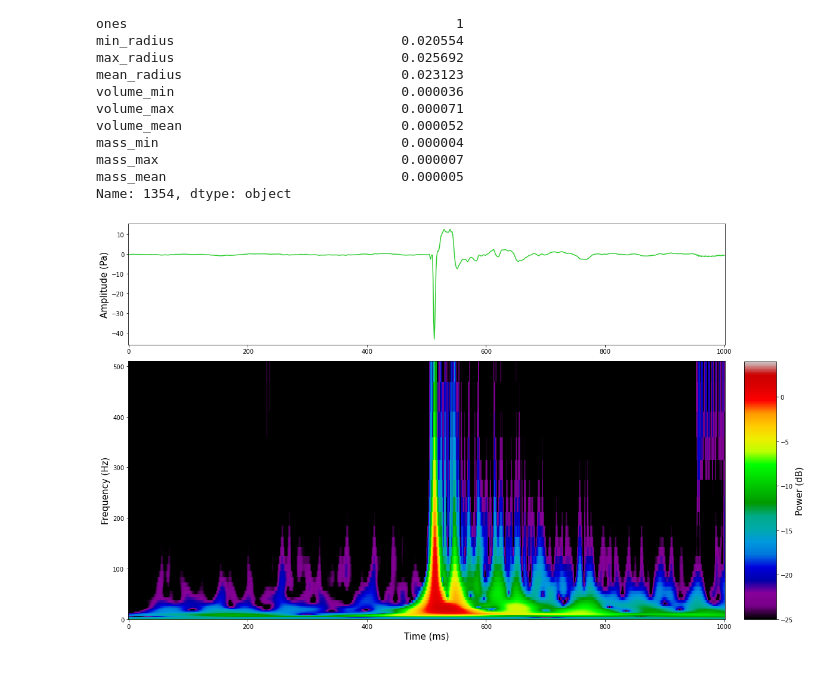
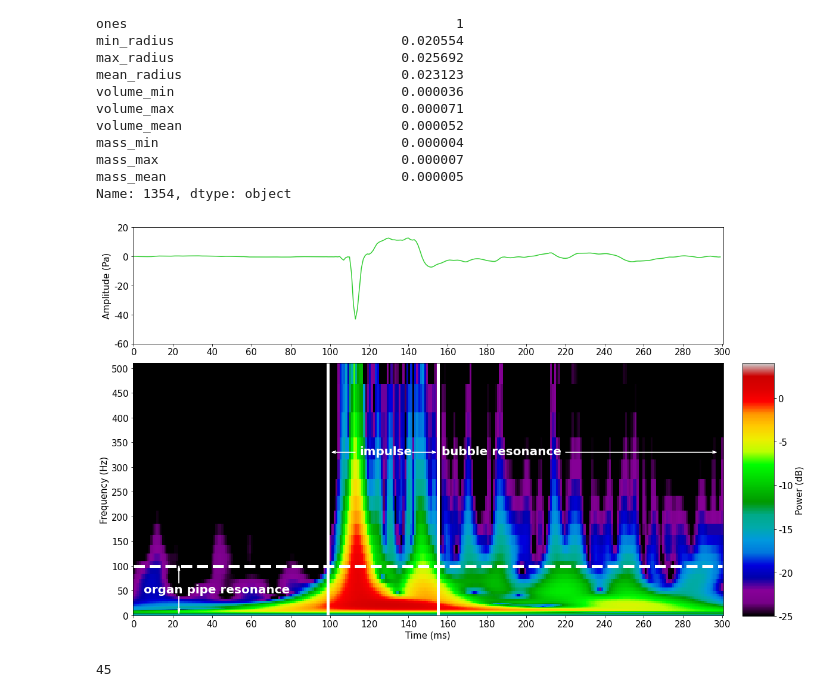
Before and after one commit to SerpRateAI/boreholeAcoustics, a Jupyter notebook: FINAL-PLOTS-PAPER.ipynb, the cells around one changed output. Cells and saved outputs as stored; diff of their text form; code cells hidden in the pictures.

```diff
--- a/FINAL-PLOTS-PAPER.ipynb
+++ b/FINAL-PLOTS-PAPER.ipynb
@@ -279,6 +280,7 @@ i = 1354
 # bw_h1 = bubbles[i].values
 bw_h1 = day140.slice(starttime=obspy.UTCDateTime(bubbles.iloc[1354].time)-0.5
                    ,endtime=obspy.UTCDateTime(bubbles.iloc[1354].time)+0.5)[0].data
+bw_h1 = bw_h1[400:700]
 npts = bw_h1.shape[0]
 
 t = np.linspace(0, dt*npts, npts)
@@ -295,54 +297,60 @@ cbar = ax2.pcolormesh(x*1000, y, 10*np.log10(np.abs(scalogram))
                       , cmap='nipy_spectral', shading='auto'
                       , vmax=4, vmin=-25)
 
-cbar_ax = fig.add_axes([1.0085, 0.065, 0.05, 0.6])
+# add_axes([xmin,ymin,dx,dy])
+cbar_ax = fig.add_axes([1.008, 0.07, 0.049, 0.59])
 c = fig.colorbar(cbar, cax=cbar_ax)
 
 c.ax.set_ylabel('Power (dB)', fontsize=15)
 
 
 ax2.set_ylabel('Frequency (Hz)', fontsize=15)
 ax2.set_xlabel('Time (ms)', fontsize=15)
 
 ax2.set_ylim(0, 510)
 
-# ax2.plot([0, 151], [100, 100], linestyle='--', linewidth=5, color='white')
-# ax2.plot([55, 55], [0, 550], linestyle='-', linewidth=5, color='white')
-# ax2.plot([99, 99], [0, 550], linestyle='-', linewidth=5, color='white')
+ax2.plot([0, 300], [100, 100], linestyle='--', linewidth=5, color='white')
+ax2.plot([99, 99], [0, 550], linestyle='-', linewidth=5, color='white')
+ax2.plot([155, 155], [0, 550], linestyle='-', linewidth=5, color='white')
 
-# ax2.text(s='organ pipe resonance', x=5, y=45, color='white', fontsize=20, weight='bold')
-# ax2.arrow(x=23, y=65, dx=0, dy=25, color='white', width=0.25, overhang=1, head_width= 1, head_length=10)
-# ax2.arrow(x=23, y=39, dx=0, dy=-25, color='white', width=0.25, overhang=1, head_width=1, head_length=10)
+ax2.text(s='organ pipe resonance', x=5, y=45, color='white', fontsize=20, weight='bold')
+ax2.arrow(x=23, y=65, dx=0, dy=25, color='white', width=0.25, overhang=1, head_width= 1, head_length=10)
+ax2.arrow(x=23, y=39, dx=0, dy=-25, color='white', width=0.25, overhang=1, head_width=1, head_length=10)
 
-# ax2.text(s='impulse', x=70, y=325, color='white', fontsize=20, weight='bold')
-# ax2.arrow(x=68, y=330, dx=-10, dy=0, color='white', width=0.25, overhang=1, head_width=5 , head_length=2)
-# ax2.arrow(x=85, y=330, dx=10, dy=0, color='white', width=0.25, overhang=1, head_width=5 , head_length=2)
+ax2.text(s='impulse', x=115, y=325, color='white', fontsize=20, weight='bold')
+ax2.arrow(x=68+45, y=330, dx=-10, dy=0, color='white', width=0.25, overhang=1, head_width=5 , head_length=2)
+ax2.arrow(x=85+57, y=330, dx=10, dy=0, color='white', width=0.25, overhang=1, head_width=5 , head_length=2)
 
-# ax2.text(s='bubble resonance', x=100, y=325, color='white', fontsize=20, weight='bold')
-# ax2.arrow(x=132, y=330, dx=15, dy=0, color='white', width=0.25, overhang=1, head_width=5 , head_length=2)
+ax2.text(s='bubble resonance', x=157, y=325, color='white', fontsize=20, weight='bold')
+ax2.arrow(x=220, y=330, dx=75, dy=0, color='white', width=0.25, overhang=1, head_width=5 , head_length=2)
 
 # ax3 = fig.add_axes([0.6, 0.6, 0.35, 0.175]), head_length=2
 # ax3.hist((10*np.log10(np.abs(scalogram))).flatten(), bins=40*3)
 # ax3.set_xlabel('Power (dB)', fontsize=15)
 
-# ax.set_xticks(np.arange(0, 150, 20))
-# ax.set_xticklabels(np.arange(0, 150, 20), fontsize=15)
+x = np.arange(0, 310, 20)
+ax.set_xticks(x)
+ax.set_xticklabels(x, fontsize=15)
 
-# ax2.set_xticks(np.arange(0, 150, 20))
-# ax2.set_xticklabels(np.arange(0, 150, 20), fontsize=15)
+ax2.set_xticks(x)
+ax2.set_xticklabels(x, fontsize=15)
 
-# ax.set_yticks(np.arange(-60, 30, 20))
-# ax.set_yticklabels(np.arange(-60, 30, 20), fontsize=15)
+ax.set_yticks(np.arange(-60, 30, 20))
+ax.set_yticklabels(np.arange(-60, 30, 20), fontsize=15)
 
-# ax2.set_yticks(np.arange(0, 510, 50))
-# ax2.set_yticklabels(np.arange(0, 510, 50), fontsize=15)
+ax2.set_yticks(np.arange(0, 510, 50))
+ax2.set_yticklabels(np.arange(0, 510, 50), fontsize=15)
 
-# cbar_ax.set_yticks(np.arange(-25, 5, 5))
-# cbar_ax.set_yticklabels(np.arange(-25, 5, 5), fontsize=15)
+cbar_ax.set_yticks(np.arange(-25, 5, 5))
+cbar_ax.set_yticklabels(np.arange(-25, 5, 5), fontsize=15)
 
 fig.tight_layout()
 
-# fig.savefig('figures/cwt_supp.pdf', bbox_inches='tight')
+fig.savefig('figures/cwt_supp.pdf', bbox_inches='tight')
 # plt.close()
 # %% [output]
-[figure, old version]
+[figure, new version]
+# %%
+115-70
+# %% [output]
+45
```
Also changed, not shown: parts of 2 cells of this notebook, 6 other files.
